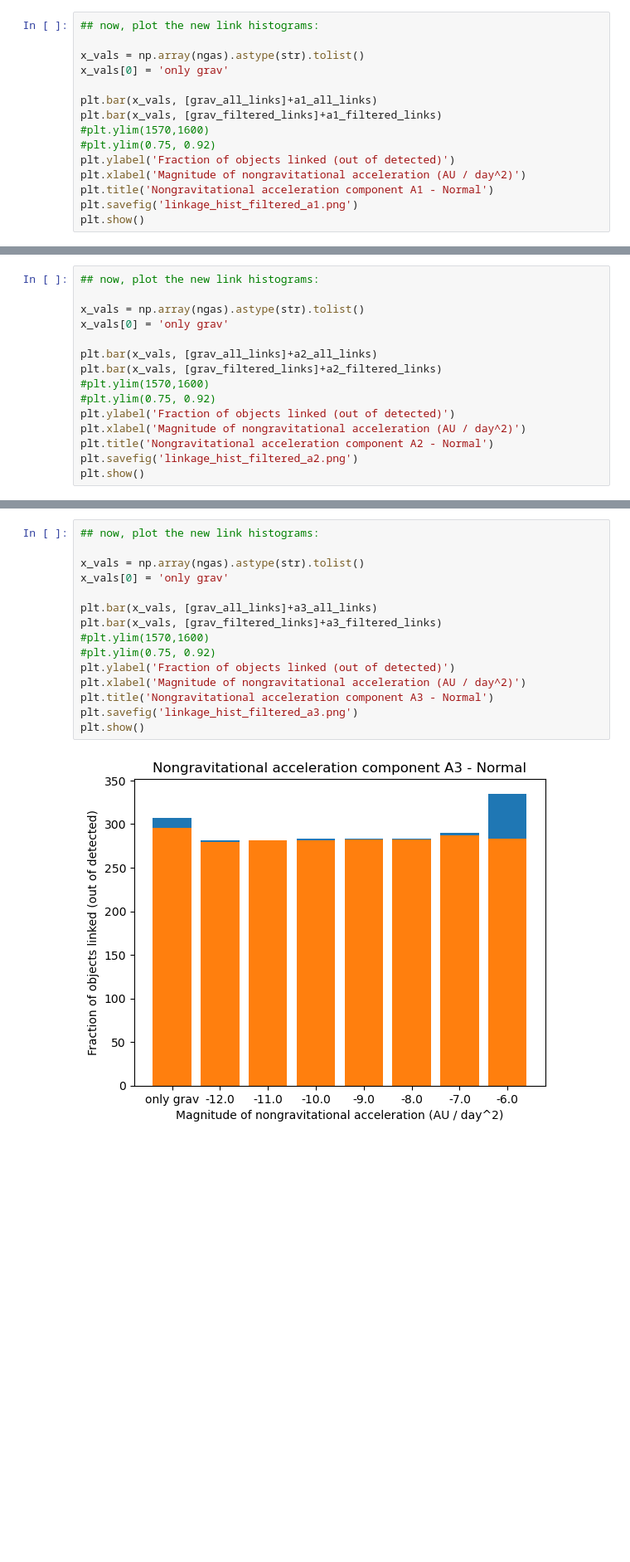
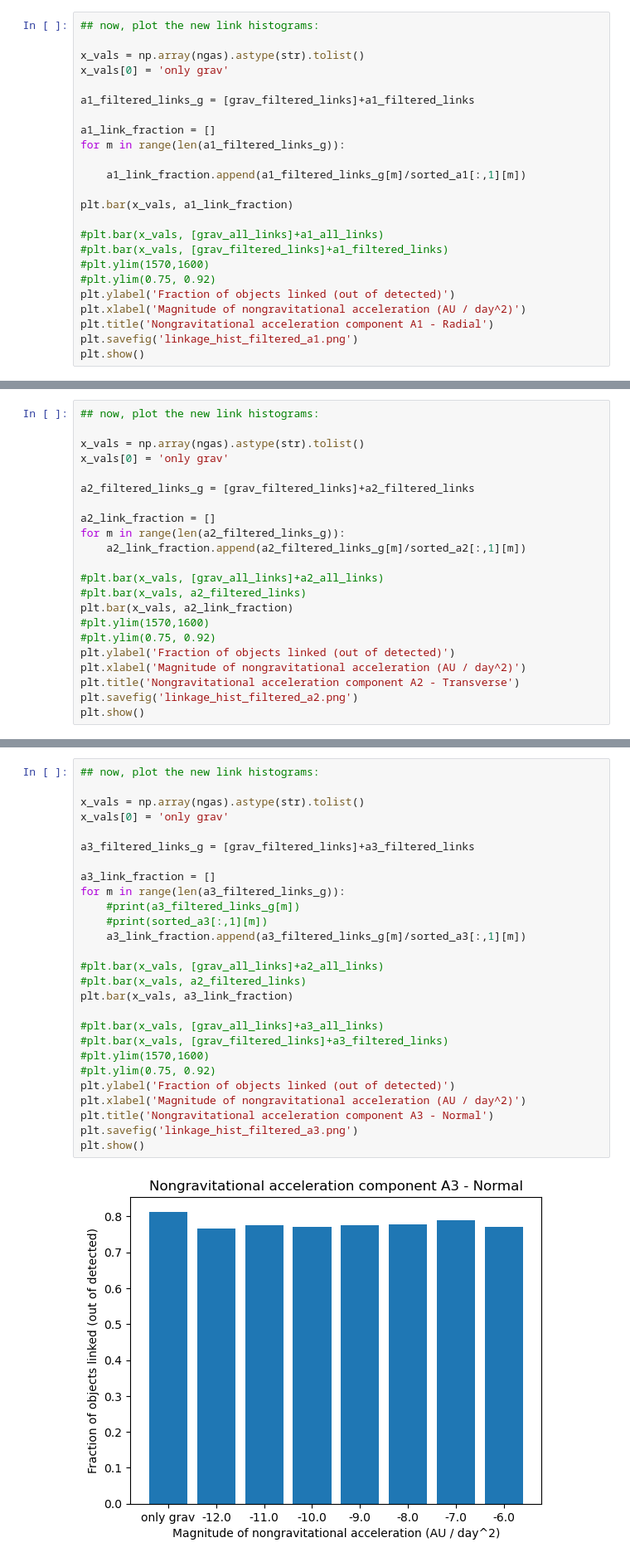
Before and after one commit to ewhite42/lsst_seti, a Jupyter notebook: nongrav/test_linking/sorcha_hist.ipynb, the cells around one changed output, grey strips where cells are left out. Shown at 83% size. Drawn from its saved outputs; the diff is of its cells as text; blank space fills up the shorter version.

```diff
--- a/nongrav/test_linking/sorcha_hist.ipynb
+++ b/nongrav/test_linking/sorcha_hist.ipynb
@@ -435,13 +442,22 @@ print()
 x_vals = np.array(ngas).astype(str).tolist()
 x_vals[0] = 'only grav'
 
-plt.bar(x_vals, [grav_all_links]+a1_all_links)
-plt.bar(x_vals, [grav_filtered_links]+a1_filtered_links)
+a1_filtered_links_g = [grav_filtered_links]+a1_filtered_links
+
+a1_link_fraction = []
+for m in range(len(a1_filtered_links_g)):
+
+    a1_link_fraction.append(a1_filtered_links_g[m]/sorted_a1[:,1][m])
+
+plt.bar(x_vals, a1_link_fraction)
+
+#plt.bar(x_vals, [grav_all_links]+a1_all_links)
+#plt.bar(x_vals, [grav_filtered_links]+a1_filtered_links)
 #plt.ylim(1570,1600)
 #plt.ylim(0.75, 0.92)
 plt.ylabel('Fraction of objects linked (out of detected)')
 plt.xlabel('Magnitude of nongravitational acceleration (AU / day^2)')
-plt.title('Nongravitational acceleration component A1 - Normal')
+plt.title('Nongravitational acceleration component A1 - Radial')
 plt.savefig('linkage_hist_filtered_a1.png')
 plt.show()
 # %% [output]
@@ -452,13 +468,20 @@ plt.show()
 x_vals = np.array(ngas).astype(str).tolist()
 x_vals[0] = 'only grav'
 
-plt.bar(x_vals, [grav_all_links]+a2_all_links)
-plt.bar(x_vals, [grav_filtered_links]+a2_filtered_links)
+a2_filtered_links_g = [grav_filtered_links]+a2_filtered_links
+
+a2_link_fraction = []
+for m in range(len(a2_filtered_links_g)):
+    a2_link_fraction.append(a2_filtered_links_g[m]/sorted_a2[:,1][m])
+
+#plt.bar(x_vals, [grav_all_links]+a2_all_links)
+#plt.bar(x_vals, a2_filtered_links)
+plt.bar(x_vals, a2_link_fraction)
 #plt.ylim(1570,1600)
 #plt.ylim(0.75, 0.92)
 plt.ylabel('Fraction of objects linked (out of detected)')
 plt.xlabel('Magnitude of nongravitational acceleration (AU / day^2)')
-plt.title('Nongravitational acceleration component A2 - Normal')
+plt.title('Nongravitational acceleration component A2 - Transverse')
 plt.savefig('linkage_hist_filtered_a2.png')
 plt.show()
 # %% [output]
@@ -466,20 +489,32 @@ plt.show()
 # %%
 ## now, plot the new link histograms:
 
 x_vals = np.array(ngas).astype(str).tolist()
 x_vals[0] = 'only grav'
 
-plt.bar(x_vals, [grav_all_links]+a3_all_links)
-plt.bar(x_vals, [grav_filtered_links]+a3_filtered_links)
+a3_filtered_links_g = [grav_filtered_links]+a3_filtered_links
+
+a3_link_fraction = []
+for m in range(len(a3_filtered_links_g)):
+    #print(a3_filtered_links_g[m])
+    #print(sorted_a3[:,1][m])
+    a3_link_fraction.append(a3_filtered_links_g[m]/sorted_a3[:,1][m])
+
+#plt.bar(x_vals, [grav_all_links]+a2_all_links)
+#plt.bar(x_vals, a2_filtered_links)
+plt.bar(x_vals, a3_link_fraction)
+
+#plt.bar(x_vals, [grav_all_links]+a3_all_links)
+#plt.bar(x_vals, [grav_filtered_links]+a3_filtered_links)
 #plt.ylim(1570,1600)
 #plt.ylim(0.75, 0.92)
 plt.ylabel('Fraction of objects linked (out of detected)')
 plt.xlabel('Magnitude of nongravitational acceleration (AU / day^2)')
 plt.title('Nongravitational acceleration component A3 - Normal')
 plt.savefig('linkage_hist_filtered_a3.png')
 plt.show()
 # %% [output]
-[figure, old version]
+[figure, new version]
 # %%
 ## need to add code here to check two things:
 
```
Also changed, not shown: parts of 3 cells of this notebook.
